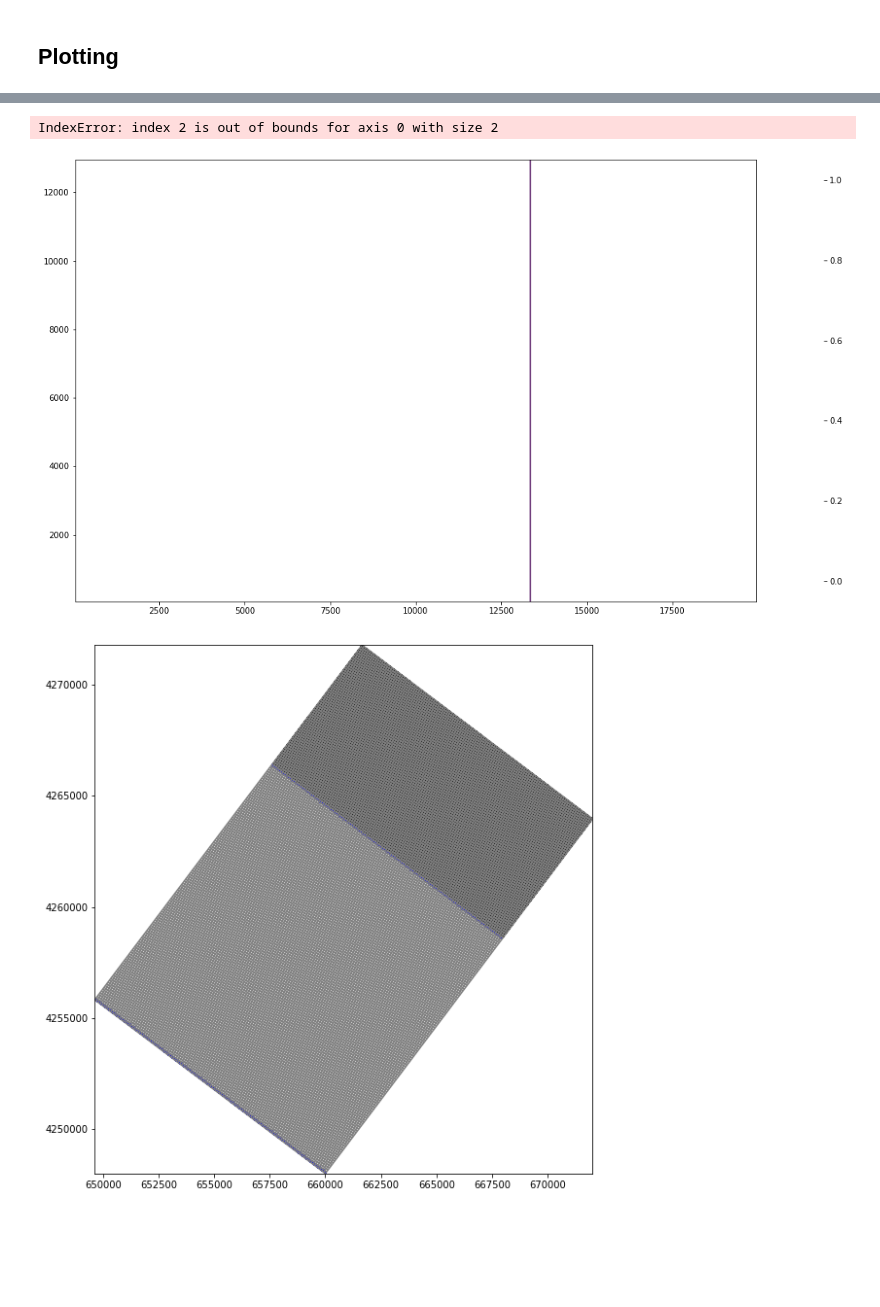
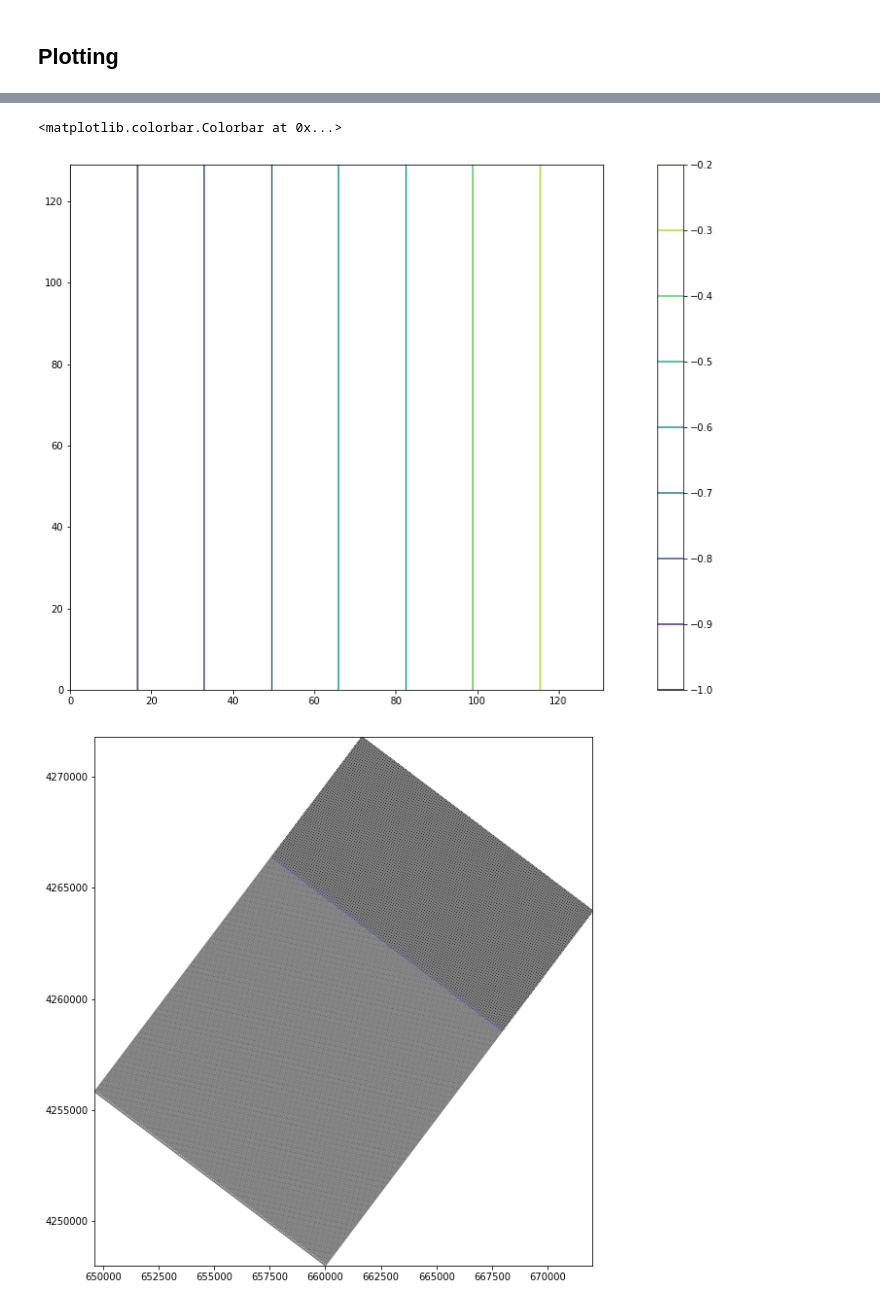
Before and after one commit to ajcalder/modflow-practice, a Jupyter notebook: SFRCosumnes/SFR_Cosumnes.ipynb, the cells around one changed output, grey strips where cells are left out. Cells and saved outputs as stored; diff of their text form; code cells hidden in the pictures; blank space fills up the shorter version.

Commit message:
Fixed plotting by removing no flow heads

```diff
--- a/SFRCosumnes/SFR_Cosumnes.ipynb
+++ b/SFRCosumnes/SFR_Cosumnes.ipynb
@@ -299,21 +305,26 @@ os.getcwd()
 # %%
 import matplotlib.pyplot as plt
 import flopy.utils.binaryfile as bf
 
 ## Basic Contour Plot 1a
 plt.subplot(1, 1, 1, aspect='equal')
 hds = bf.HeadFile('data/' + m.name + '.hds')
 # totime is simulation time
 # kstpkper tuple of ints = time step and stress period (kstp, kper). These are zero-based kstp and kper values.
 head = hds.get_data(totim = 0.1)
-levels = np.arange(1, 10, 1)
+# heads is nlay, nrow, ncol
+# Need to filter out no flow cells with head of -999.999
+head = head[0, :,:upper-1]
+levels = np.arange(-10, -1, -1)
 extent = (delr / 2., delr*ncol - delr / 2., delc*nrow - delc / 2., delc / 2.)
-plt.contour(head[0, :, :], levels=levels, extent=extent)
+# plt.contour(head, levels=levels, extent=extent)
+plt.contour(head)
+
 plt.colorbar()
 # plt.savefig(m.name+'_contour.png')
 # %% [output]
-IndexError: index 2 is out of bounds for axis 0 with size 2
+<matplotlib.colorbar.Colorbar at 0x...>
-[figure, old version]
+[figure, new version]
 # %%
 fig = plt.figure(figsize=(10,10))
 ax = fig.add_subplot(1, 1, 1, aspect='equal')
```
Also changed, not shown: parts of 7 cells of this notebook, 11 other files.
